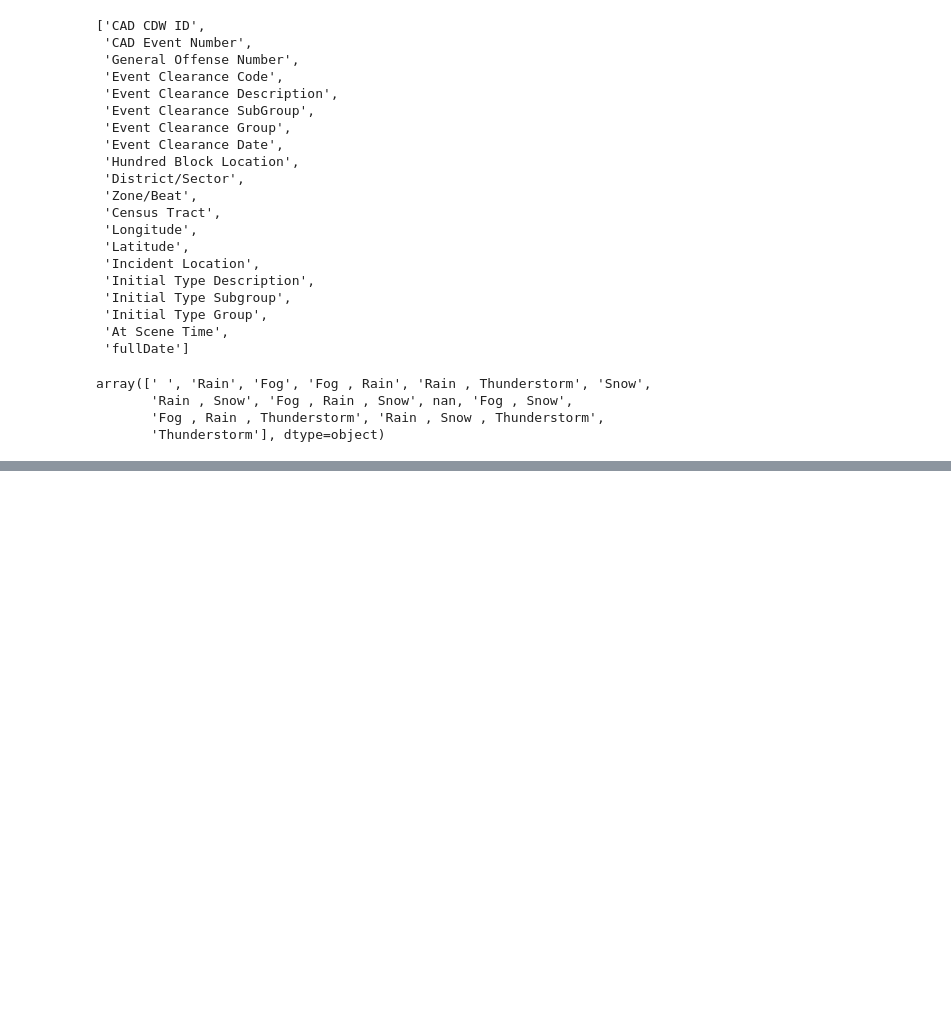
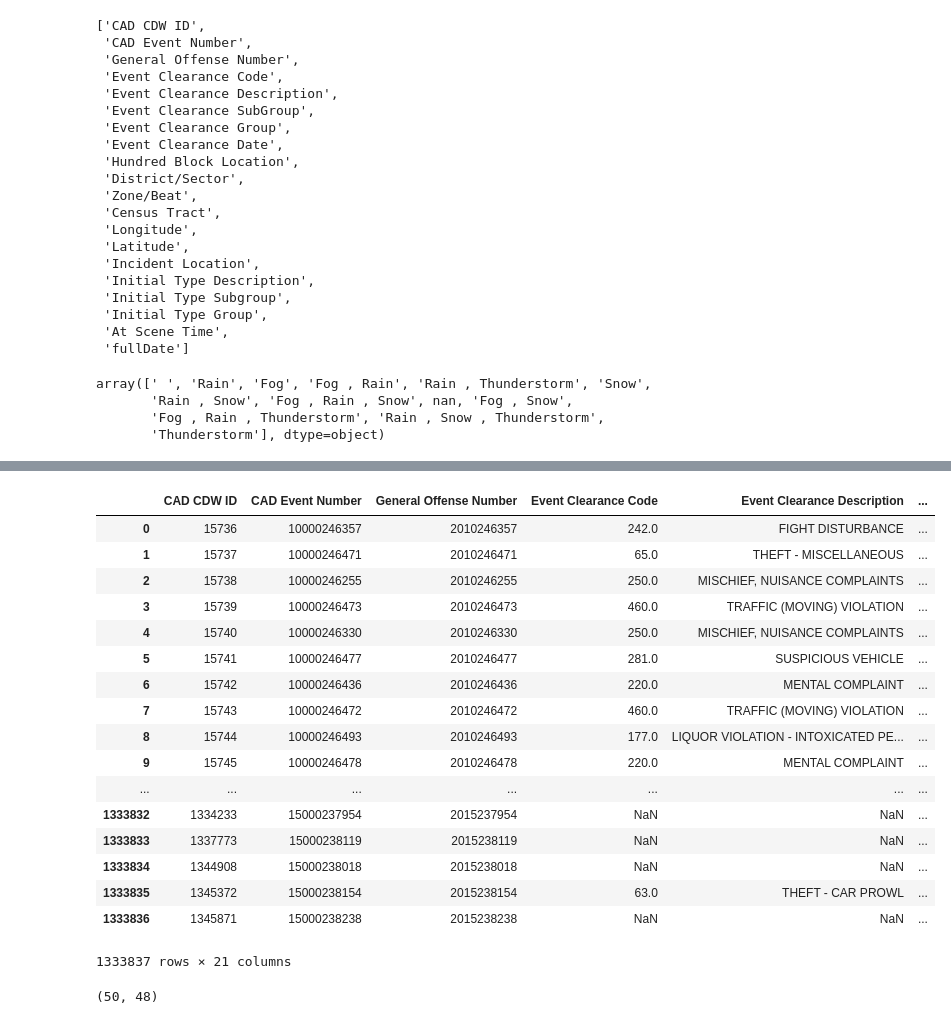
Before and after one commit to tintho/911Weather, a Jupyter notebook: Logistic Regression.ipynb, the cells around one changed output, grey strips where cells are left out. Drawn from its saved outputs; the diff is of its cells as text; code cells hidden in the pictures; blank space fills up the shorter version.

Commit message:
Added seconds of day. Fixed join

```diff
--- a/Logistic Regression.ipynb
+++ b/Logistic Regression.ipynb
@@ -201,0 +247,28 @@ merged
+# %%
+df['eventClearanceSeconds'] = pd.DatetimeIndex(df['Event Clearance Date']).hour *3600 + pd.DatetimeIndex(df['Event Clearance Date']).minute *60
+# %%
+df
+# %% [output]
+|  | CAD CDW ID | CAD Event Number | General Offense Number | Event Clearance Code | Event Clearance Description | ... |
+| 0 | ﻿15736 | 10000246357 | 2010246357 | 242.0 | FIGHT DISTURBANCE | ... |
+| 1 | 15737 | 10000246471 | 2010246471 | 65.0 | THEFT - MISCELLANEOUS | ... |
+| 2 | 15738 | 10000246255 | 2010246255 | 250.0 | MISCHIEF, NUISANCE COMPLAINTS | ... |
+| 3 | 15739 | 10000246473 | 2010246473 | 460.0 | TRAFFIC (MOVING) VIOLATION | ... |
+| 4 | 15740 | 10000246330 | 2010246330 | 250.0 | MISCHIEF, NUISANCE COMPLAINTS | ... |
+| 5 | 15741 | 10000246477 | 2010246477 | 281.0 | SUSPICIOUS VEHICLE | ... |
+| 6 | 15742 | 10000246436 | 2010246436 | 220.0 | MENTAL COMPLAINT | ... |
+| 7 | 15743 | 10000246472 | 2010246472 | 460.0 | TRAFFIC (MOVING) VIOLATION | ... |
+| 8 | 15744 | 10000246493 | 2010246493 | 177.0 | LIQUOR VIOLATION - INTOXICATED PE... | ... |
+| 9 | 15745 | 10000246478 | 2010246478 | 220.0 | MENTAL COMPLAINT | ... |
+| ... | ... | ... | ... | ... | ... | ... |
+| 1333832 | 1334233 | 15000237954 | 2015237954 | NaN | NaN | ... |
+| 1333833 | 1337773 | 15000238119 | 2015238119 | NaN | NaN | ... |
+| 1333834 | 1344908 | 15000238018 | 2015238018 | NaN | NaN | ... |
+| 1333835 | 1345372 | 15000238154 | 2015238154 | 63.0 | THEFT - CAR PROWL | ... |
+| 1333836 | 1345871 | 15000238238 | 2015238238 | NaN | NaN | ... |
+1333837 rows × 21 columns
+# %%
+sample = merged.sample(n=50,random_state = 13)
+sample.shape
+# %% [output]
+(50, 48)
```
Also changed, not shown: parts of 16 cells of this notebook, 1 other file.
